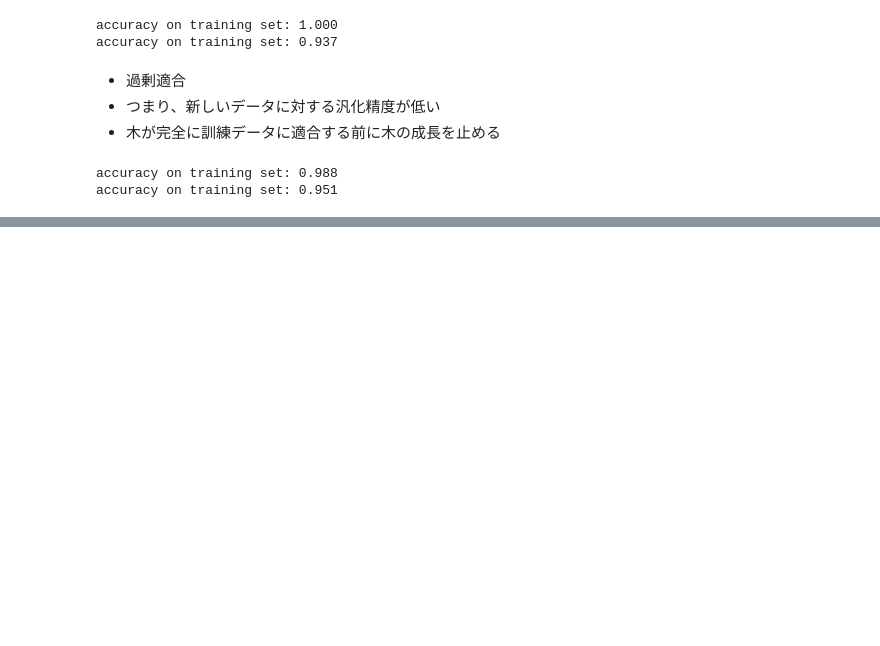
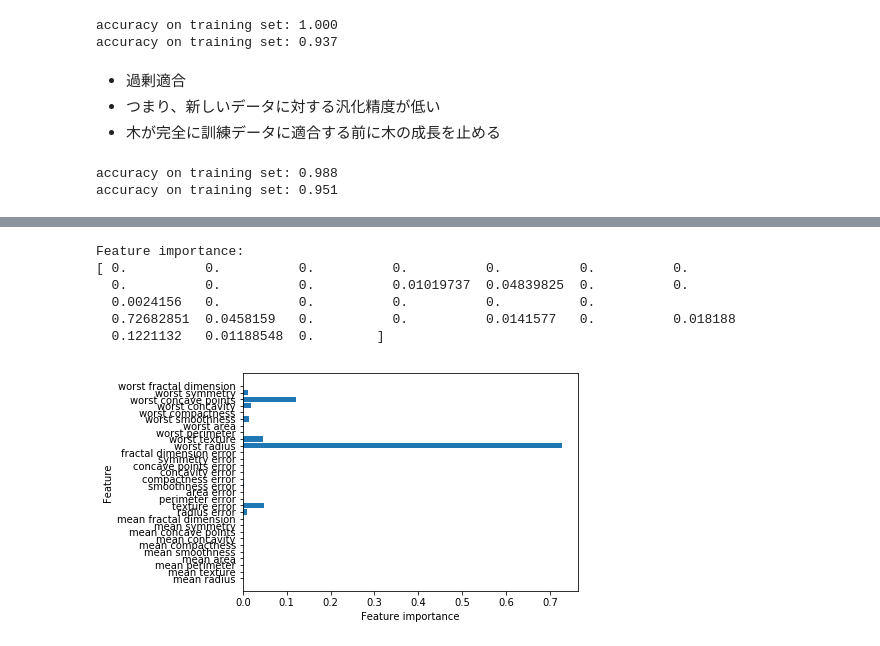
Before and after one commit to aki-06/sklearn, a Jupyter notebook: 決定木.ipynb, the cells around one changed output, grey strips where cells are left out. Saved outputs shown, nothing was run; the diff lists cells and outputs as text; code cells hidden in the pictures; blank space fills up the shorter version.

```diff
--- a/決定木.ipynb
+++ b/決定木.ipynb
@@ -51,0 +75,21 @@ accuracy on training set: 0.951
+# %%
+print("Feature importance: \n{}".format(tree.feature_importances_))
+# %% [output]
+Feature importance:
+[ 0.          0.          0.          0.          0.          0.          0.
+  0.          0.          0.          0.01019737  0.04839825  0.          0.
+  0.0024156   0.          0.          0.          0.          0.
+  0.72682851  0.0458159   0.          0.          0.0141577   0.          0.018188
+  0.1221132   0.01188548  0.        ]
+# %%
+# 特徴量の重要度の可視化
+def plot_feature_importances_cancer(model):
+    n_features = cancer.data.shape[1]
+    plt.barh(range(n_features), model.feature_importances_, align='center')
+    plt.yticks(np.arange(n_features), cancer.feature_names)
+    plt.xlabel("Feature importance")
+    plt.ylabel("Feature")
+
+plot_feature_importances_cancer(tree)
+# %% [output]
+[figure, added]
```
Also changed, not shown: parts of 12 cells of this notebook, 2 other files.
